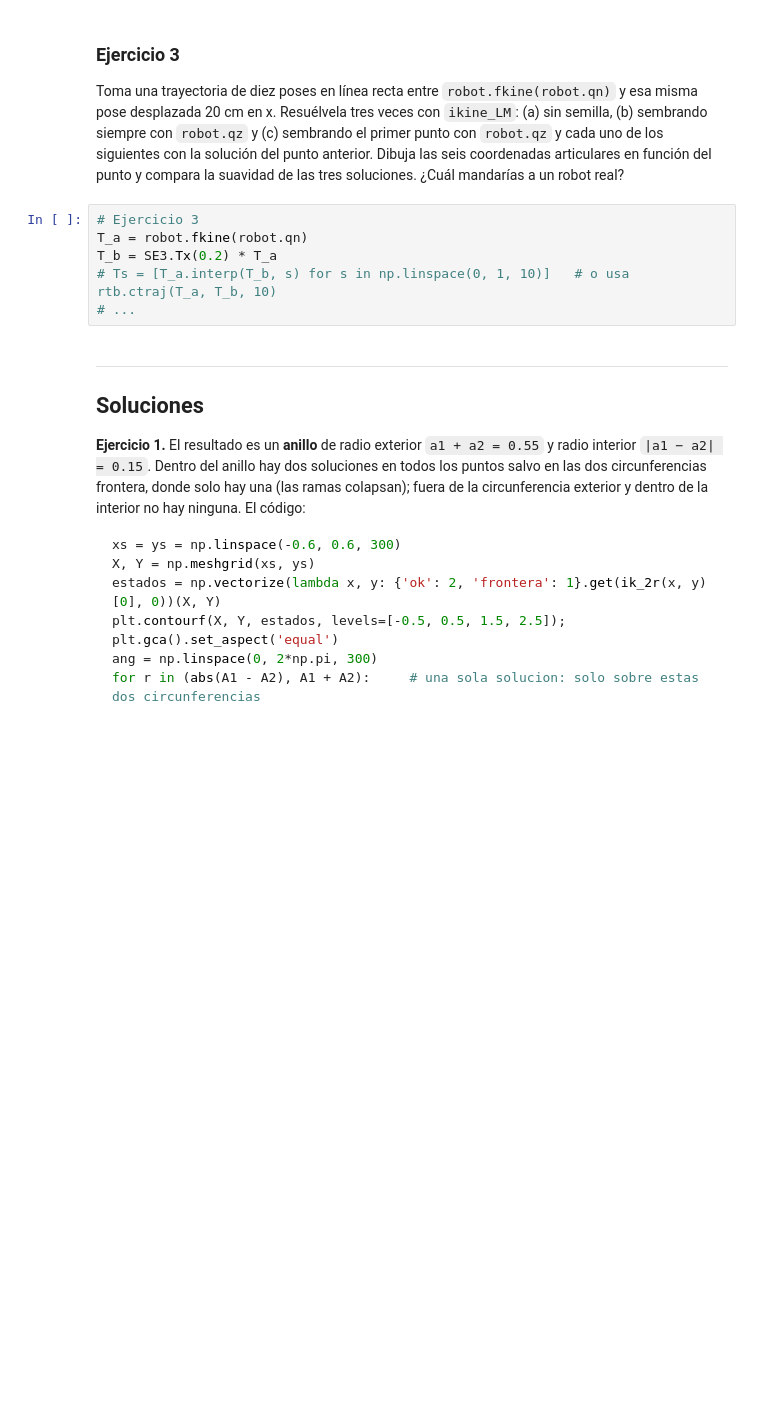
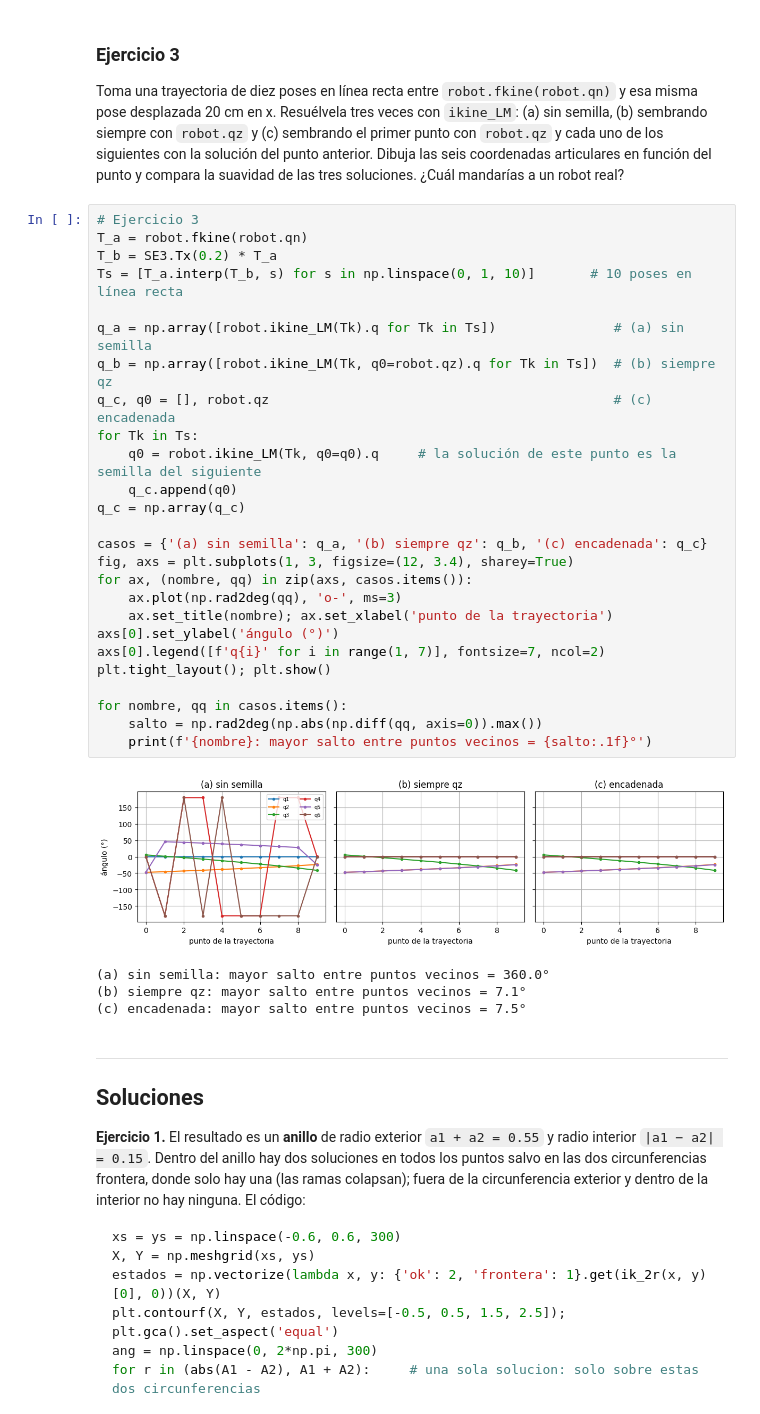
Before and after one commit to 1gui7/Mecatronica-Robotica, a Jupyter notebook: cuadernos/82514_S10_Cinematica_Inversa.ipynb, the cells around one changed output. Drawn from its saved outputs; the diff is of its cells as text; blank space fills up the shorter version.

```diff
--- a/cuadernos/82514_S10_Cinematica_Inversa.ipynb
+++ b/cuadernos/82514_S10_Cinematica_Inversa.ipynb
@@ -399,12 +494,37 @@ print('punta en', robot.fkine(sol.q).t.round(4), 'm')
 ### Ejercicio 3
 
 Toma una trayectoria de diez poses en línea recta entre `robot.fkine(robot.qn)` y esa misma pose desplazada 20 cm en x. Resuélvela tres veces con `ikine_LM`: (a) sin semilla, (b) sembrando siempre con `robot.qz` y (c) sembrando el primer punto con `robot.qz` y cada uno de los siguientes con la solución del punto anterior. Dibuja las seis coordenadas articulares en función del punto y compara la suavidad de las tres soluciones. ¿Cuál mandarías a un robot real?
-# %%
-# Ejercicio 3
-T_a = robot.fkine(robot.qn)
-T_b = SE3.Tx(0.2) * T_a
-# Ts = [T_a.interp(T_b, s) for s in np.linspace(0, 1, 10)]   # o usa rtb.ctraj(T_a, T_b, 10)
-# ...
+# %%
+# Ejercicio 3
+T_a = robot.fkine(robot.qn)
+T_b = SE3.Tx(0.2) * T_a
+Ts = [T_a.interp(T_b, s) for s in np.linspace(0, 1, 10)]       # 10 poses en línea recta
+
+q_a = np.array([robot.ikine_LM(Tk).q for Tk in Ts])               # (a) sin semilla
+q_b = np.array([robot.ikine_LM(Tk, q0=robot.qz).q for Tk in Ts])  # (b) siempre qz
+q_c, q0 = [], robot.qz                                            # (c) encadenada
+for Tk in Ts:
+    q0 = robot.ikine_LM(Tk, q0=q0).q     # la solución de este punto es la semilla del siguiente
+    q_c.append(q0)
+q_c = np.array(q_c)
+
+casos = {'(a) sin semilla': q_a, '(b) siempre qz': q_b, '(c) encadenada': q_c}
+fig, axs = plt.subplots(1, 3, figsize=(12, 3.4), sharey=True)
+for ax, (nombre, qq) in zip(axs, casos.items()):
+    ax.plot(np.rad2deg(qq), 'o-', ms=3)
+    ax.set_title(nombre); ax.set_xlabel('punto de la trayectoria')
+axs[0].set_ylabel('ángulo (°)')
+axs[0].legend([f'q{i}' for i in range(1, 7)], fontsize=7, ncol=2)
+plt.tight_layout(); plt.show()
+
+for nombre, qq in casos.items():
+    salto = np.rad2deg(np.abs(np.diff(qq, axis=0)).max())
+    print(f'{nombre}: mayor salto entre puntos vecinos = {salto:.1f}°')
+# %% [output]
+[figure, added]
+(a) sin semilla: mayor salto entre puntos vecinos = 360.0°
+(b) siempre qz: mayor salto entre puntos vecinos = 7.1°
+(c) encadenada: mayor salto entre puntos vecinos = 7.5°
 # %% [markdown]
 ---
 
```
Also changed, not shown: parts of 11 cells of this notebook.
